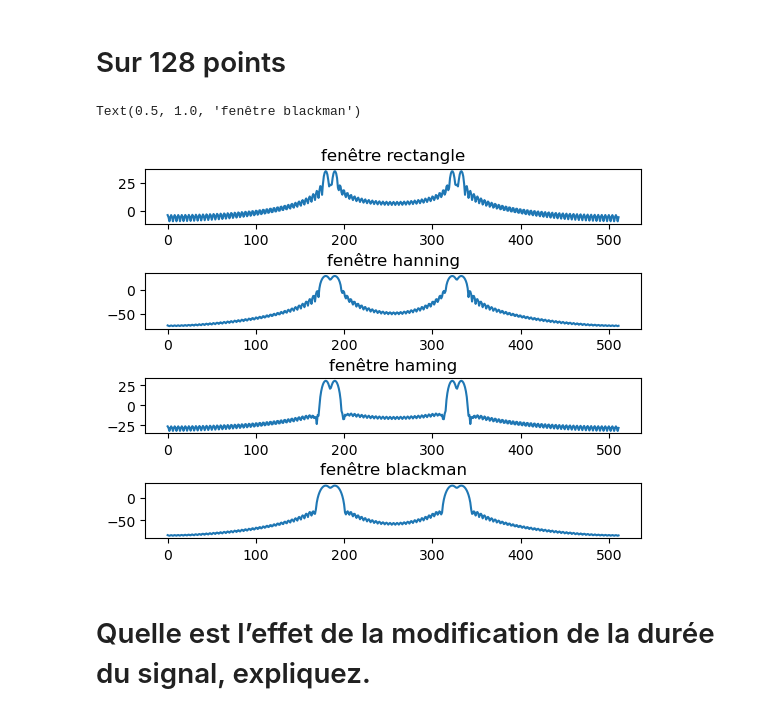
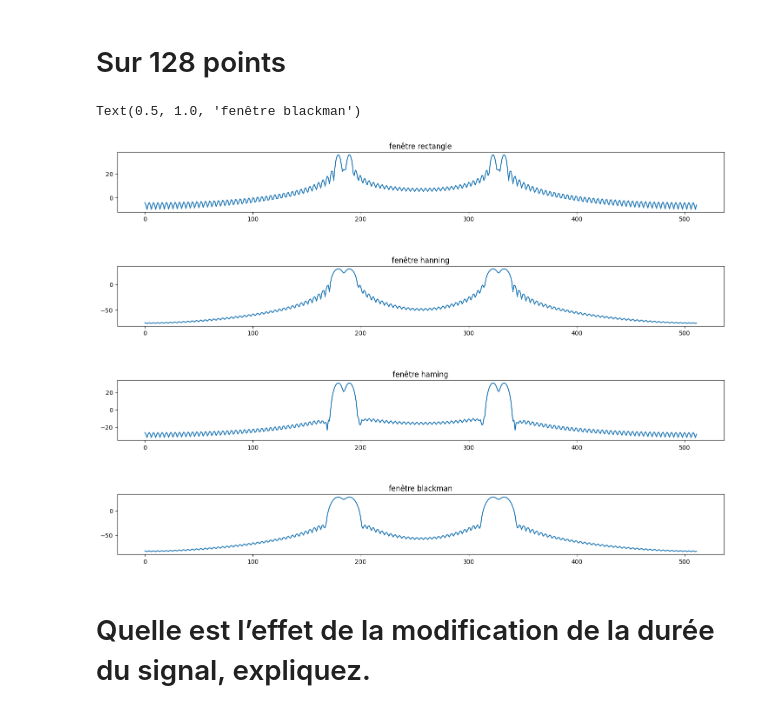
Before and after one commit to ba-talibe/TP_Image_Processing, a Jupyter notebook: signal/TP2_fenetre_spectrale.ipynb, the cells around one changed output. Drawn from its saved outputs; the diff is of its cells as text; code cells hidden in the pictures.

```diff
--- a/signal/TP2_fenetre_spectrale.ipynb
+++ b/signal/TP2_fenetre_spectrale.ipynb
@@ -240,29 +244,29 @@ Text(0.5, 1.0, 'fenêtre blackman')
 # %%
 #Vous créerez des signaux contenant les K = 100 premiers points de chaque fenêtre
 k=128
 rect=np.ones(k)
 rect=np.concatenate((rect,np.zeros(fe-k)))
-han=sg.hann(k)
+han=hanning(k)
 han=np.concatenate((han,np.zeros(fe-k)))
-hamm=sg.hamming(k)
+hamm=hamming(k)
 hamm=np.concatenate((hamm,np.zeros(fe-k)))
-black=sg.blackman(k)
+black=blackman(k)
 black=np.concatenate((black,np.zeros(fe-k)))
 x=np.arange(512)
 
-fig,axe=plt.subplots(4,1)
+fig,axe=plt.subplots(4,1, figsize=(18, 12))
 plt.subplots_adjust(hspace=0.9)
 axe[0].plot(x,20*np.log10(np.abs(np.fft.fftshift(fft(rect*signal,512)))))
 axe[0].set_title('fenêtre rectangle')
 axe[1].plot(x,20*np.log10(np.abs(np.fft.fftshift(fft(han*signal,512)))))
 axe[1].set_title('fenêtre hanning')
 axe[2].plot(x,20*np.log10(np.abs(np.fft.fftshift(fft(hamm*signal,512)))))
 axe[2].set_title('fenêtre haming')
 axe[3].plot(x,20*np.log10(np.abs(np.fft.fftshift(fft(black*signal,512)))))
 axe[3].set_title('fenêtre blackman')
 # %% [output]
 Text(0.5, 1.0, 'fenêtre blackman')
-[figure, old version]
+[figure, new version]
 # %% [markdown]
 # Quelle est l’effet de la modification de la durée du signal, expliquez.
 # %% [markdown]
```
Also changed, not shown: parts of 10 cells of this notebook, 1 other file.
